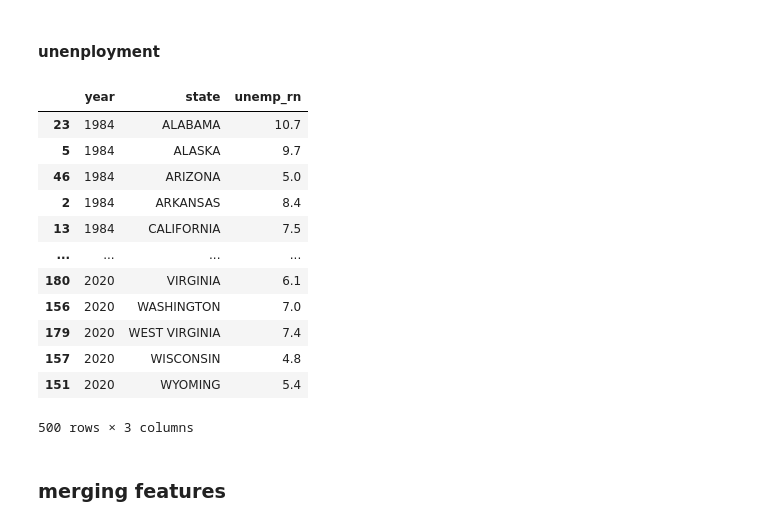
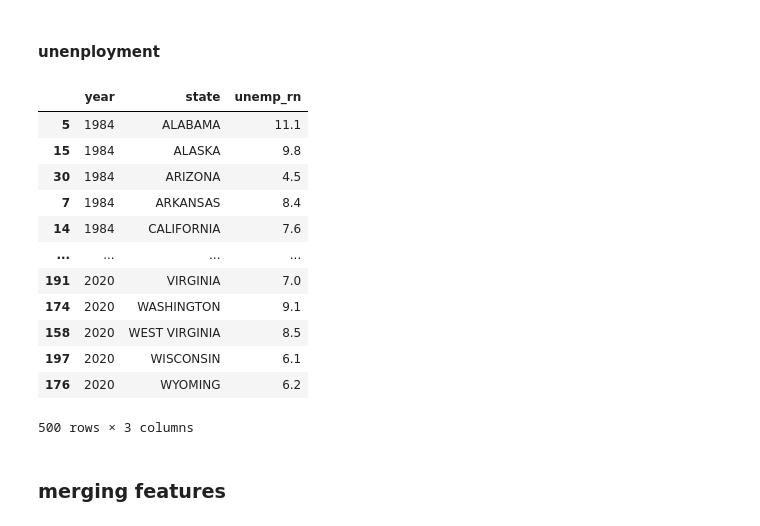
Before and after one commit to ranieri-unimi/bastianin-2022, a Jupyter notebook: datastroyer.ipynb, the cells around one changed output. Saved outputs shown, nothing was run; the diff lists cells and outputs as text; code cells hidden in the pictures.

Commit message:
useless unemployent fix

```diff
--- a/datastroyer.ipynb
+++ b/datastroyer.ipynb
@@ -408,33 +408,35 @@ for i in unn.index:
 # %%
 # delta%
 dmp = unn.set_index(['year','month','state'])
 
 unemp_mt = []
 unemp_s = []
 for y in years:
     for s in states:
         m2 = dpc(dmp.at[(y, '10', s), 'unemp'], dmp.at[(y-2, '11', s), 'unemp'])
         m1 = dpc(dmp.at[(y-2, '10', s), 'unemp'], dmp.at[(y-3, '01', s), 'unemp'])
         unemp_mt.append([y,s,m1,m2,])
-        unemp_s.append([y,s,dmp.at[(y, '10', s), 'unemp']])
+
+
+        unemp_s.append([y, s, dmp.loc[[(y, f'{i:02}', s) for i in range(6,11)], 'unemp'].median(), ])
 
 unemp_mt = pd.DataFrame(data=unemp_mt, columns=['year', 'state', 'unemp_mt_1', 'unemp_mt_2'])
 unemp_s = pd.DataFrame(data=unemp_s, columns=['year', 'state', 'unemp_rn',])
 
 sell(unemp_s)
 # %% [output]
 |  | year | state | unemp_rn |
-| 23 | 1984 | ALABAMA | 10.7 |
-| 5 | 1984 | ALASKA | 9.7 |
-| 46 | 1984 | ARIZONA | 5.0 |
-| 2 | 1984 | ARKANSAS | 8.4 |
-| 13 | 1984 | CALIFORNIA | 7.5 |
+| 5 | 1984 | ALABAMA | 11.1 |
+| 15 | 1984 | ALASKA | 9.8 |
+| 30 | 1984 | ARIZONA | 4.5 |
+| 7 | 1984 | ARKANSAS | 8.4 |
+| 14 | 1984 | CALIFORNIA | 7.6 |
 | ... | ... | ... | ... |
-| 180 | 2020 | VIRGINIA | 6.1 |
-| 156 | 2020 | WASHINGTON | 7.0 |
-| 179 | 2020 | WEST VIRGINIA | 7.4 |
-| 157 | 2020 | WISCONSIN | 4.8 |
-| 151 | 2020 | WYOMING | 5.4 |
+| 191 | 2020 | VIRGINIA | 7.0 |
+| 174 | 2020 | WASHINGTON | 9.1 |
+| 158 | 2020 | WEST VIRGINIA | 8.5 |
+| 197 | 2020 | WISCONSIN | 6.1 |
+| 176 | 2020 | WYOMING | 6.2 |
 500 rows × 3 columns
 # %% [markdown]
 ### merging features
```
Also changed, not shown: parts of 10 cells of this notebook, 3 other files.
